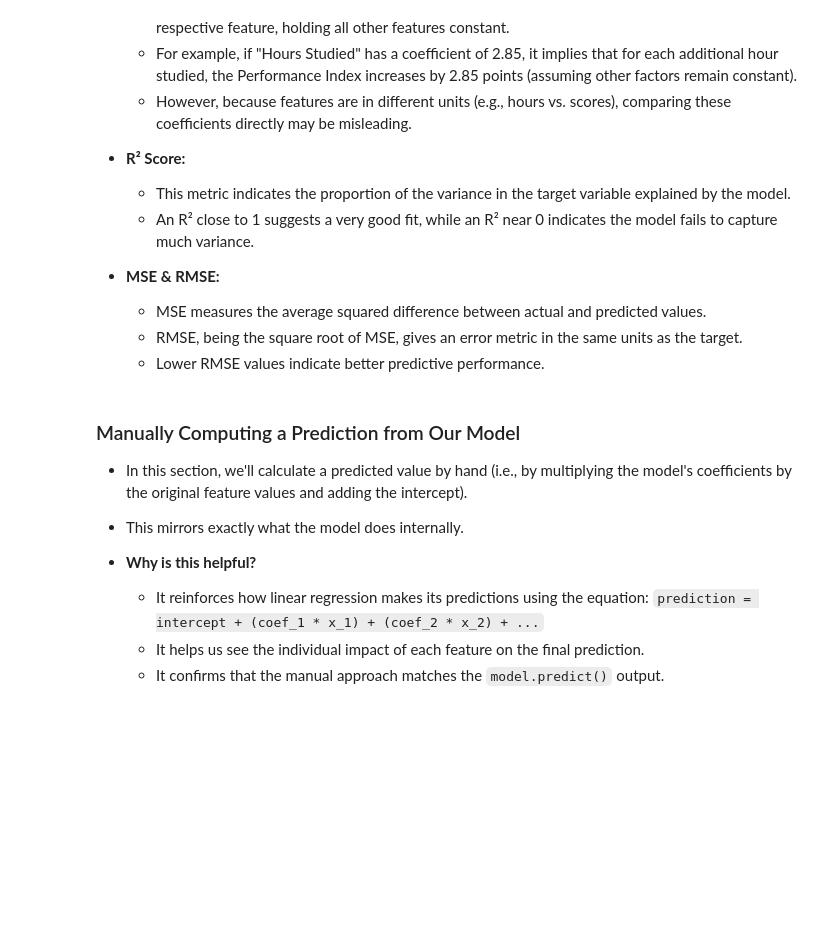
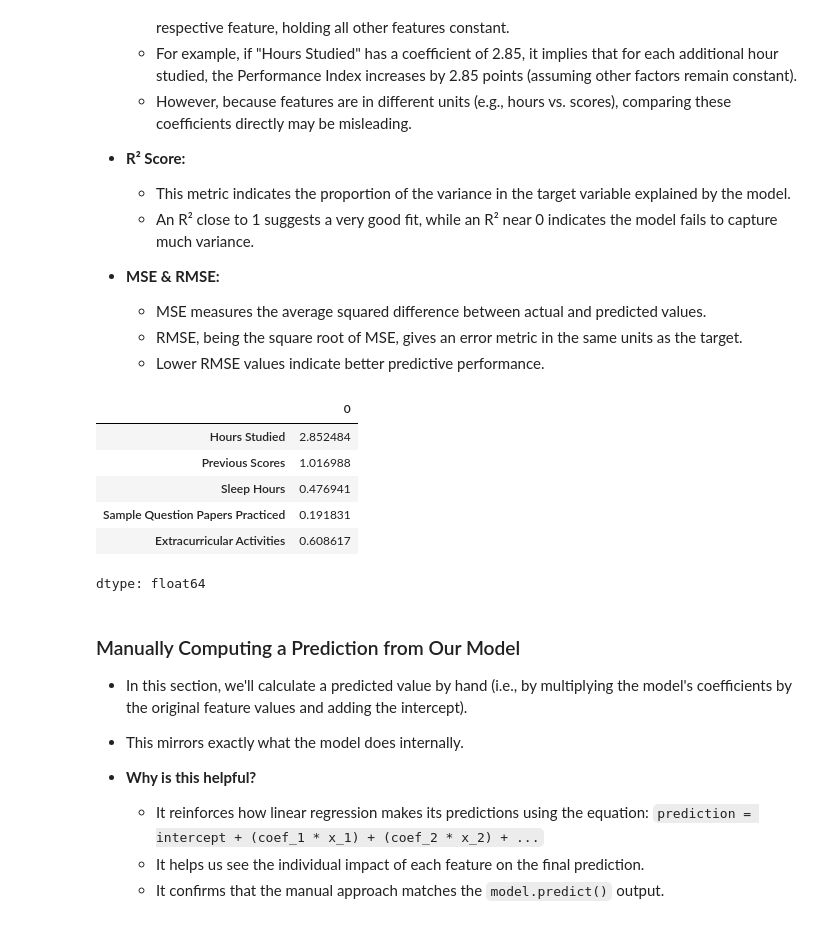
Before and after one commit to annamccartan3/McCartan-Data-Science-Portfolio, a Jupyter notebook: linear_regression/IDS Week 7_1 (2_25)_IN-CLASS.ipynb, the cells around one changed output. Drawn from its saved outputs; the diff is of its cells as text; code cells hidden in the pictures; blank space fills up the shorter version.

```diff
--- a/linear_regression/IDS Week 7_1 (2_25)_IN-CLASS.ipynb
+++ b/linear_regression/IDS Week 7_1 (2_25)_IN-CLASS.ipynb
@@ -127,6 +126,17 @@ R² Score: 0.9889832909573145
     - Lower RMSE values indicate better predictive performance.
 # %%
 # View our model's coefficients
+coef_series = pd.Series(lin_reg.coef_, index = X.columns)
+intercept = pd.Series(lin_reg.intercept_)
+coef_series
+# %% [output]
+|  | 0 |
+| Hours Studied | 2.852484 |
+| Previous Scores | 1.016988 |
+| Sleep Hours | 0.476941 |
+| Sample Question Papers Practiced | 0.191831 |
+| Extracurricular Activities | 0.608617 |
+dtype: float64
 # %% [markdown]
 ### Manually Computing a Prediction from Our Model
 - In this section, we'll calculate a predicted value by hand (i.e., by multiplying the model's coefficients by the original feature values and adding the intercept).
```
Also changed, not shown: parts of 1 cell of this notebook.
